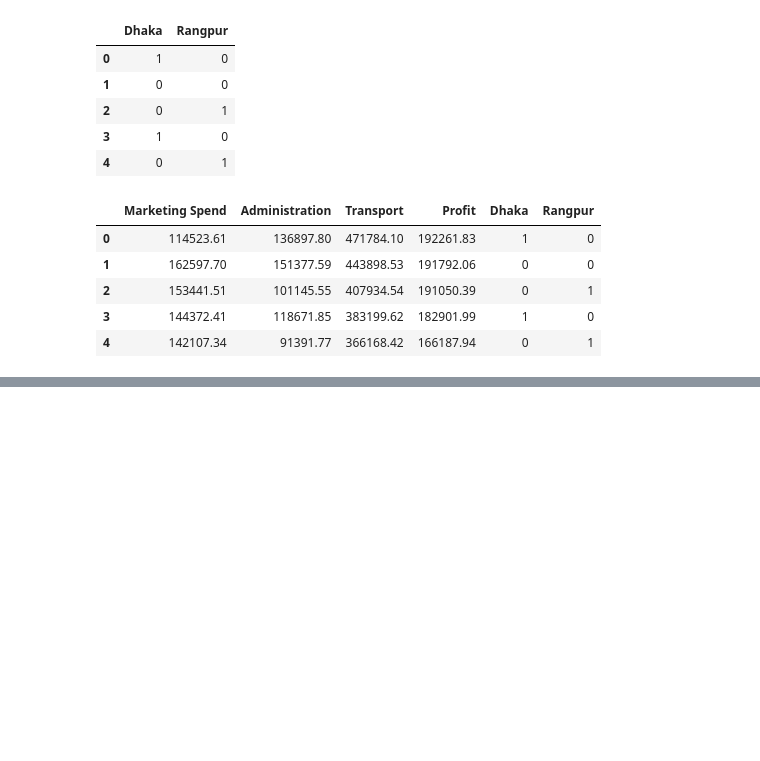
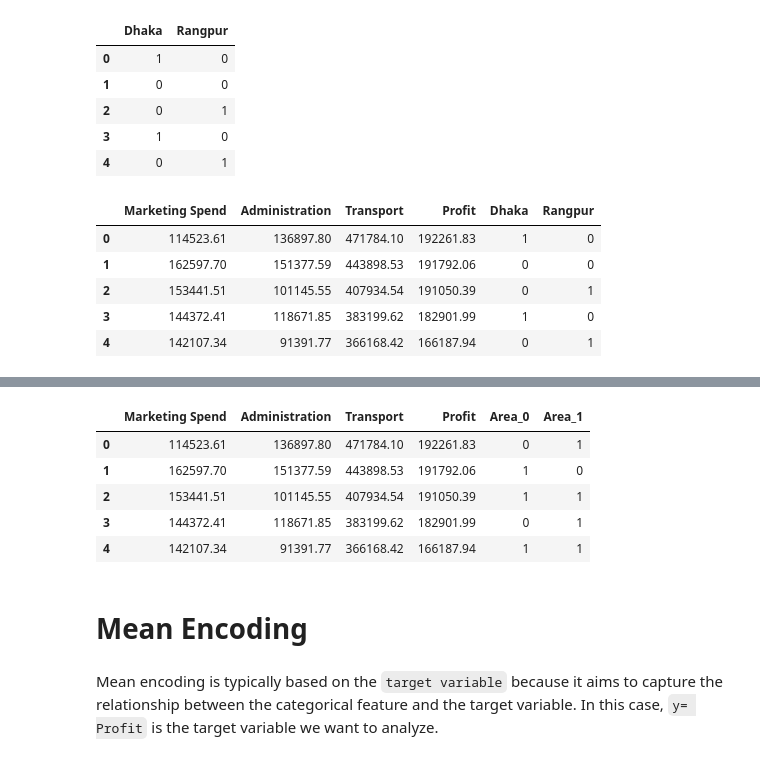
Before and after one commit to AkibNayan/DL_ML_Aiquest_Practice, a Jupyter notebook: class_practice_project/class_09_practice1.ipynb, the cells around one changed output, grey strips where cells are left out. Saved outputs shown, nothing was run; the diff lists cells and outputs as text; code cells hidden in the pictures; blank space fills up the shorter version.

```diff
--- a/class_practice_project/class_09_practice1.ipynb
+++ b/class_practice_project/class_09_practice1.ipynb
@@ -459,0 +520,3 @@ df5_encoded.head()
+# %%
+BinEn = ce.BinaryEncoder()
+BinEn
@@ -459,0 +525,3 @@ df5_encoded.head()
+# %%
+df7_binary_encoded = BinEn.fit_transform(df7['Area'])
+df7_binary_encoded.head()
@@ -459,0 +535,14 @@ df5_encoded.head()
+# %%
+new_df7 = pd.concat([df7.drop('Area', axis=1), df7_binary_encoded], axis=1)
+new_df7.head()
+# %% [output]
+|  | Marketing Spend | Administration | Transport | Profit | Area_0 | Area_1 |
+| 0 | 114523.61 | 136897.80 | 471784.10 | 192261.83 | 0 | 1 |
+| 1 | 162597.70 | 151377.59 | 443898.53 | 191792.06 | 1 | 0 |
+| 2 | 153441.51 | 101145.55 | 407934.54 | 191050.39 | 1 | 1 |
+| 3 | 144372.41 | 118671.85 | 383199.62 | 182901.99 | 0 | 1 |
+| 4 | 142107.34 | 91391.77 | 366168.42 | 166187.94 | 1 | 1 |
+# %% [markdown]
+# Mean Encoding
+# %% [markdown]
+Mean encoding is typically based on the `target variable` because it aims to capture the relationship between the categorical feature and the target variable. In this case, `y= Profit` is the target variable we want to analyze.
```
Also changed, not shown: parts of 18 cells of this notebook, 1 other file.
